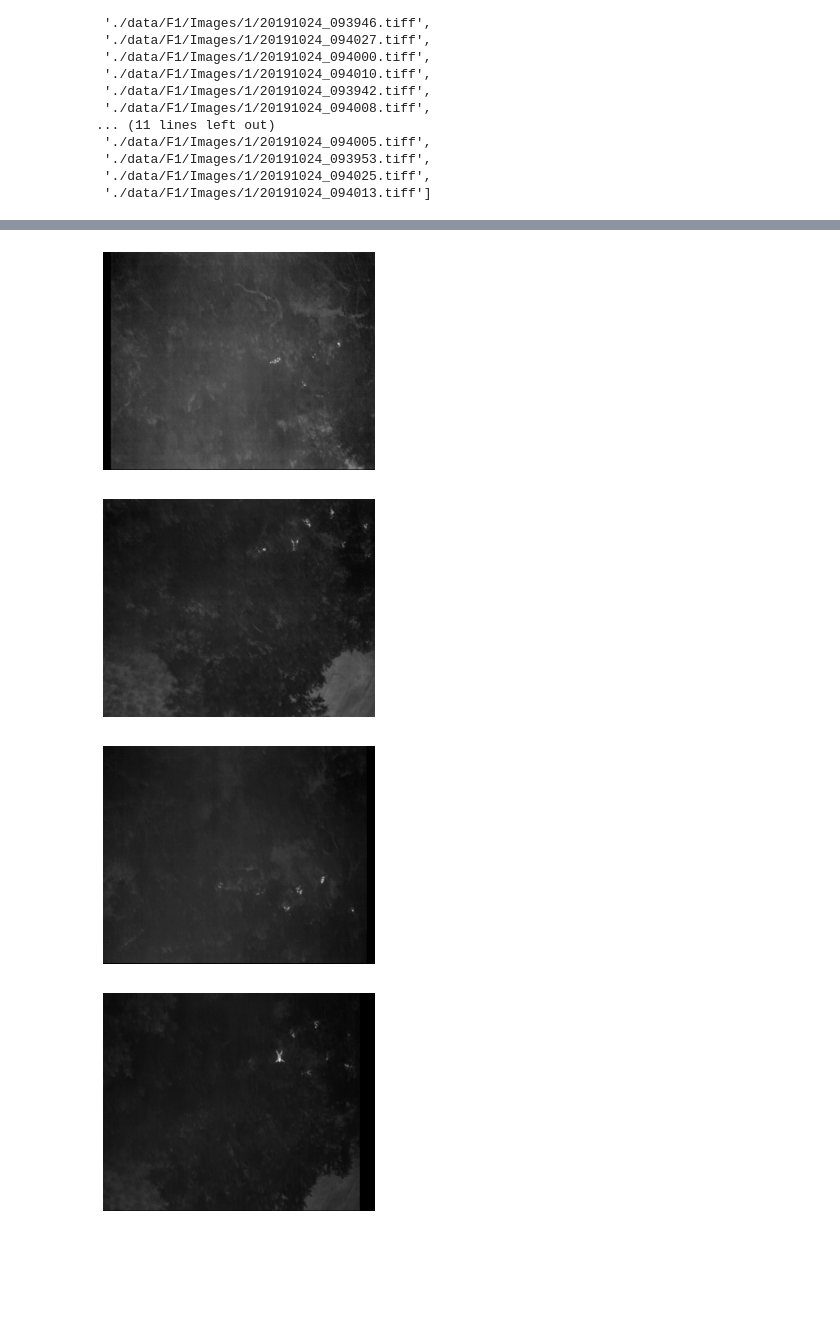
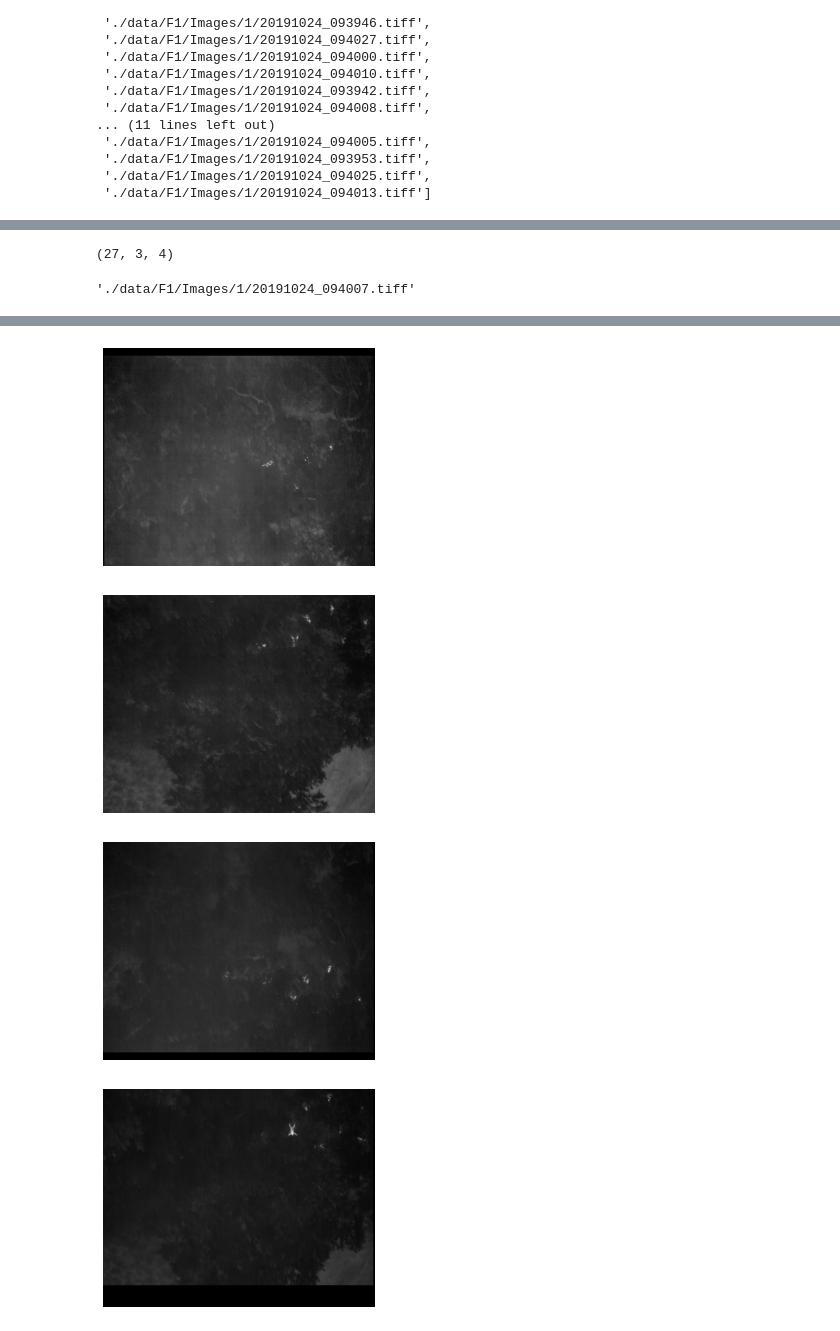
Before and after one commit to christophostertag/SAR-Python, a Jupyter notebook: main.ipynb, the cells around one changed output, grey strips where cells are left out. Saved outputs shown, nothing was run; the diff lists cells and outputs as text; code cells hidden in the pictures; blank space fills up the shorter version.

```diff
--- a/main.ipynb
+++ b/main.ipynb
@@ -1,10 +1,10 @@
 # %%
 from preprocessing import *
 # %%
-dir = os.path.join('calibration', 'parameters')
+dir_params = os.path.join('calibration', 'parameters')
 
 #err = np.load(os.path.join(dir,'err.npy'), allow_pickle=False)
-K = np.load(os.path.join(dir,'K.npy'), allow_pickle=False)
+K = np.load(os.path.join(dir_params,'K.npy'), allow_pickle=False)
 #dist_coeffs = np.load(os.path.join(dir,'dist_coeffs.npy'), allow_pickle=False)
 #rvecs = np.load(os.path.join(dir,'rvecs.npy'), allow_pickle=False)
 #tvecs = np.load(os.path.join(dir,'tvecs.npy'), allow_pickle=False)
@@ -40,14 +40,14 @@ testsector = [
 
 testlines = [se for e in testsector for se in e]
 # %%
-trainimages = [glob(line+"/*.tiff", recursive=False) for line in trainlines]
-testimages = [glob(line+"/*.tiff", recursive=False) for line in testlines]
+trainimages_loc = [glob(line+"/*.tiff", recursive=False) for line in trainlines]
+testimages_loc = [glob(line+"/*.tiff", recursive=False) for line in testlines]
 
-trainlabels = [os.path.join(*line.split("/")[:3],'Labels','Label'+line.split("/")[-1]+".json") for line in trainlines]
-testlabels = [os.path.join(*line.split("/")[:3],'Labels','Label'+line.split("/")[-1]+".json") for line in testlines]
+trainlabels_loc = [os.path.join(*line.split("/")[:3],'Labels','Label'+line.split("/")[-1]+".json") for line in trainlines]
+testlabels_loc = [os.path.join(*line.split("/")[:3],'Labels','Label'+line.split("/")[-1]+".json") for line in testlines]
 
-trainposes = [os.path.join(*line.split("/")[:3],'Poses',line.split("/")[-1]+".json") for line in trainlines]
-testposes = [os.path.join(*line.split("/")[:3],'Poses',line.split("/")[-1]+".json") for line in testlines]
+trainposes_loc = [os.path.join(*line.split("/")[:3],'Poses',line.split("/")[-1]+".json") for line in trainlines]
+testposes_loc = [os.path.join(*line.split("/")[:3],'Poses',line.split("/")[-1]+".json") for line in testlines]
 # %% [markdown]
 # Test Integration
 # %%
@@ -93,0 +73,4 @@ array([[[16, 15, 11, ..., 12, 11, 21],
+# %%
+trainline_images = imread(trainimages_loc[0])
+trainlabel = json.load(open(trainlabels_loc[0], 'rb'))
+trainpose = json.load(open(trainposes_loc[0], 'rb'))
@@ -94,3 +80,18 @@ array([[[16, 15, 11, ..., 12, 11, 21],
+# %%
+M = []
+for item in trainpose['images']:  # list of dictionaries
+    M.append(np.array(item['M3x4']))
+M = np.array(M)
+M.shape
+# %% [output]
+(27, 3, 4)
+# %%
+trainimages_loc[0][17]
+# %% [output]
+'./data/F1/Images/1/20191024_094007.tiff'
 # %%
-integral = integrate(trainimages_read, image_ids, K, M, z, verbose=True)
+# Needs to better better defined
+image_ids = list(range(13,18))
+z = 30
+integral = integrate(trainline_images, image_ids, K, M, z, verbose=True)
 # %% [output]
@@ -98,7 +99,7 @@ integral = integrate(trainimages_read, image_ids, K, M, z, verbose=True)
-[figure, old version]
+[figure, new version]
 [figure]
-[figure, old version]
+[figure, new version]
-[figure, old version]
+[figure, new version]
 # %%
 show_image(integral, cmap="gray", figsize=(10,10))
 # %% [output]
```
Also changed, not shown: parts of 13 cells of this notebook, 3 other files.
